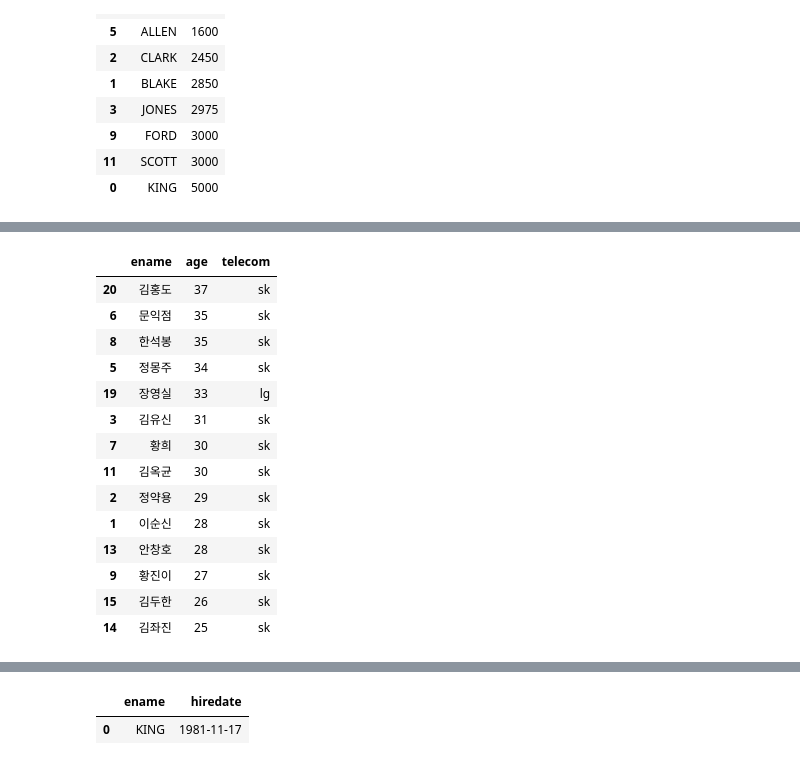
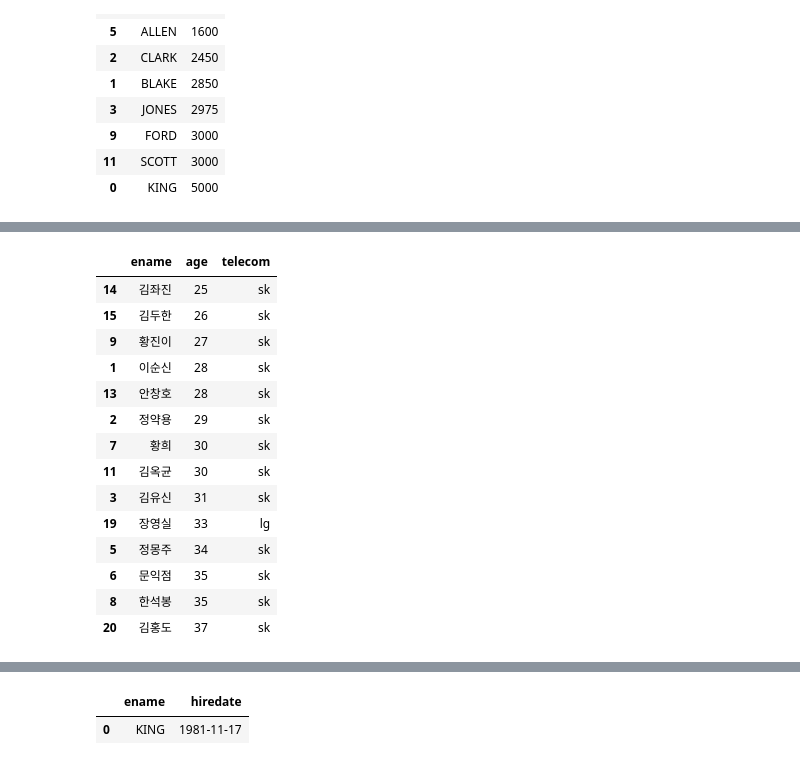
Before and after one commit to Pochomo/EEC3408, a Jupyter notebook: Pandas/판다스_100제_문제_최종_v2.ipynb, the cells around one changed output, grey strips where cells are left out. Drawn from its saved outputs; the diff is of its cells as text; code cells hidden in the pictures.

```diff
--- a/Pandas/판다스_100제_문제_최종_v2.ipynb
+++ b/Pandas/판다스_100제_문제_최종_v2.ipynb
@@ -662,24 +674,28 @@ emp = pd.read_csv("/content/drive/MyDrive/data100/emp.csv")
 # %%
 # 문제24. 통신사가 kt 가 아닌 학생들의  이름과 나이와 통신사를 출력하는데
 #         나이가 높은  학생부터 출력하시오 !
 
-emp20=pd.read_csv("/content/drive/MyDrive/data100/emp20.csv", encoding="euckr")
+emp20=pd.read_csv("emp20.csv", encoding="euckr")
+
+result  = emp20[ ['ename', 'age', 'telecom'] ] [ ~(emp20['telecom'] == 'kt' )]
+
+result.sort_values( by ='age',  ascending=True)
 # %% [output]
 |  | ename | age | telecom |
-| 20 | 김홍도 | 37 | sk |
+| 14 | 김좌진 | 25 | sk |
+| 15 | 김두한 | 26 | sk |
+| 9 | 황진이 | 27 | sk |
+| 1 | 이순신 | 28 | sk |
+| 13 | 안창호 | 28 | sk |
+| 2 | 정약용 | 29 | sk |
+| 7 | 황희 | 30 | sk |
+| 11 | 김옥균 | 30 | sk |
+| 3 | 김유신 | 31 | sk |
+| 19 | 장영실 | 33 | lg |
+| 5 | 정몽주 | 34 | sk |
 | 6 | 문익점 | 35 | sk |
 | 8 | 한석봉 | 35 | sk |
-| 5 | 정몽주 | 34 | sk |
-| 19 | 장영실 | 33 | lg |
-| 3 | 김유신 | 31 | sk |
-| 7 | 황희 | 30 | sk |
-| 11 | 김옥균 | 30 | sk |
-| 2 | 정약용 | 29 | sk |
-| 1 | 이순신 | 28 | sk |
-| 13 | 안창호 | 28 | sk |
-| 9 | 황진이 | 27 | sk |
-| 15 | 김두한 | 26 | sk |
-| 14 | 김좌진 | 25 | sk |
+| 20 | 김홍도 | 37 | sk |
 # %%
 # 문제25.   EMP 데이터 프레임의 구조를 확인하세요 !
 
```
Also changed, not shown: parts of 3 cells of this notebook, 1 other file.
